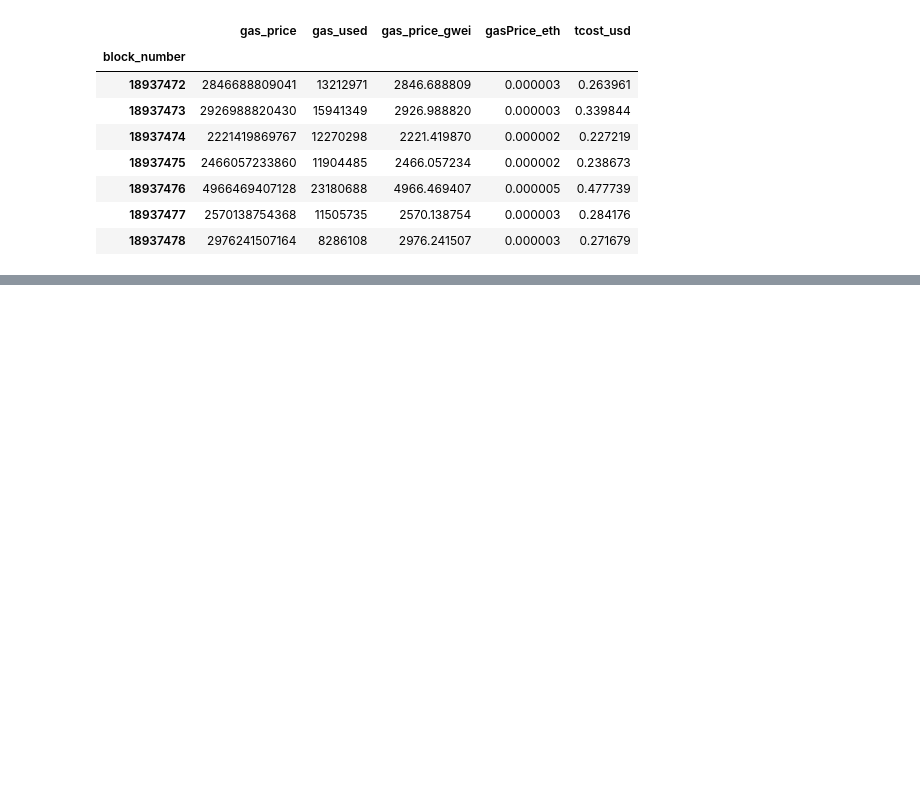
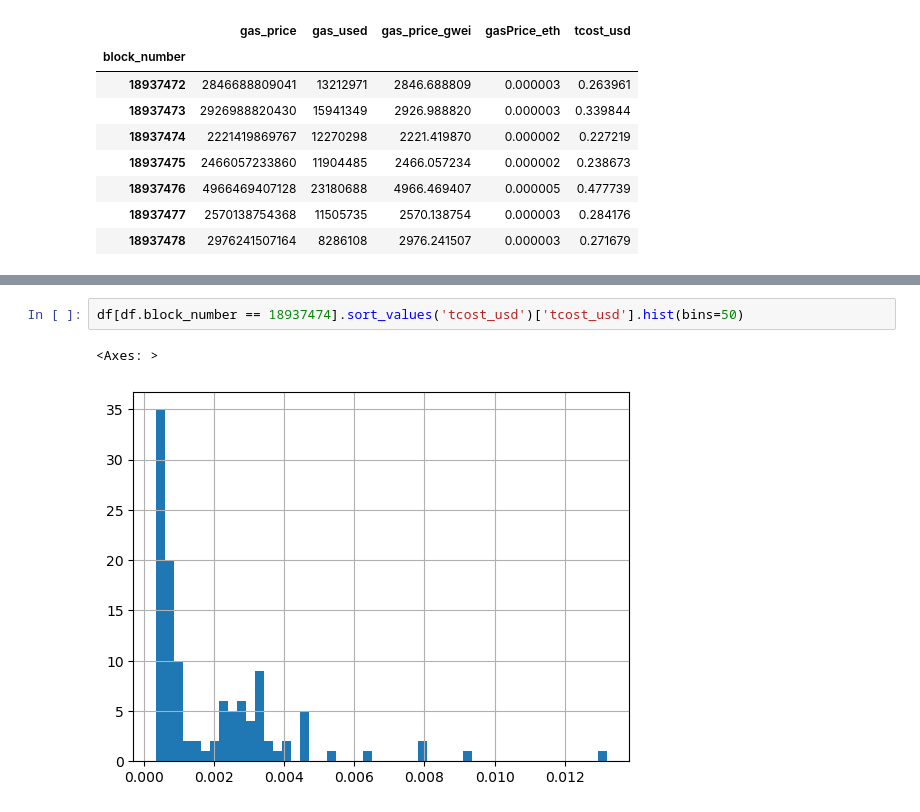
Before and after one commit to Armand-Morin/afp-berkeley-dynamic-fee-defi-amm, a Jupyter notebook: block_tx.ipynb, the cells around one changed output, grey strips where cells are left out. Cells and saved outputs as stored; diff of their text form; blank space fills up the shorter version.

```diff
--- a/block_tx.ipynb
+++ b/block_tx.ipynb
@@ -173,0 +296,5 @@ df[df.block_number == 18937472].sort_values('tcost_usd')['tcost_usd'].hist(bins=
+# %%
+df[df.block_number == 18937474].sort_values('tcost_usd')['tcost_usd'].hist(bins=50)
+# %% [output]
+<Axes: >
+[figure, added]
```
Also changed, not shown: parts of 12 cells of this notebook, 2 other files.
